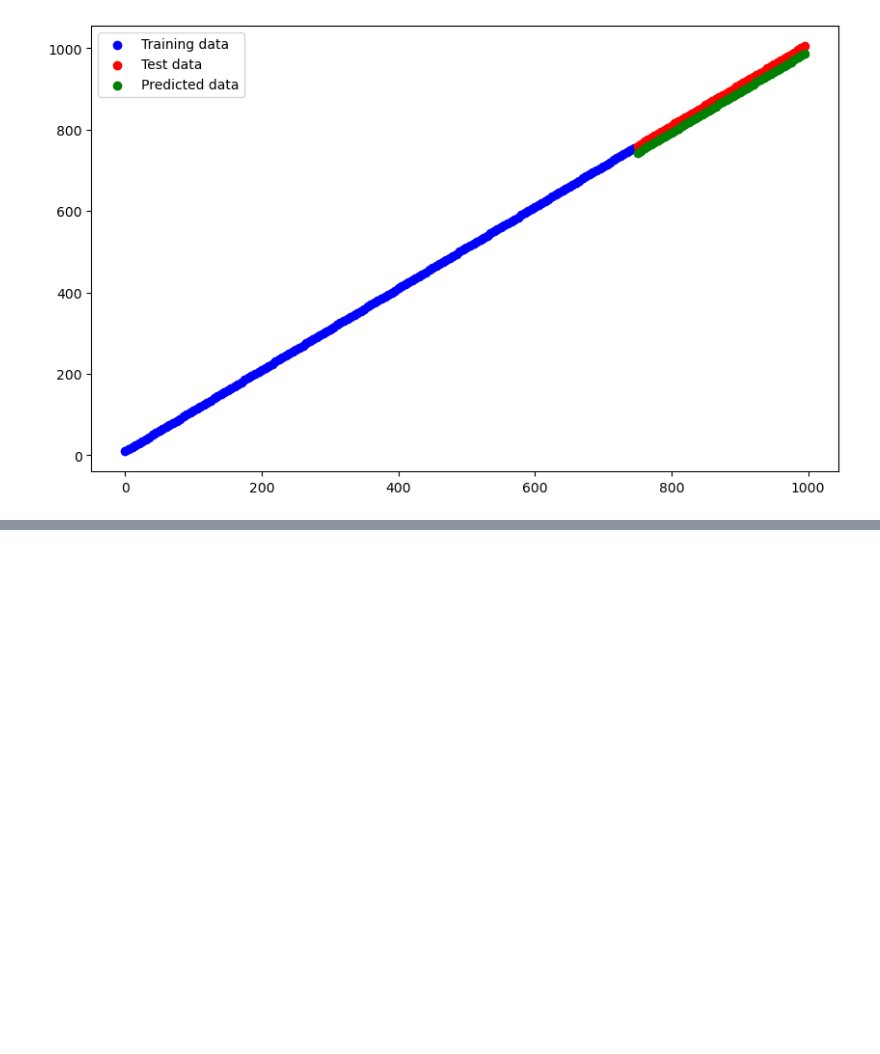
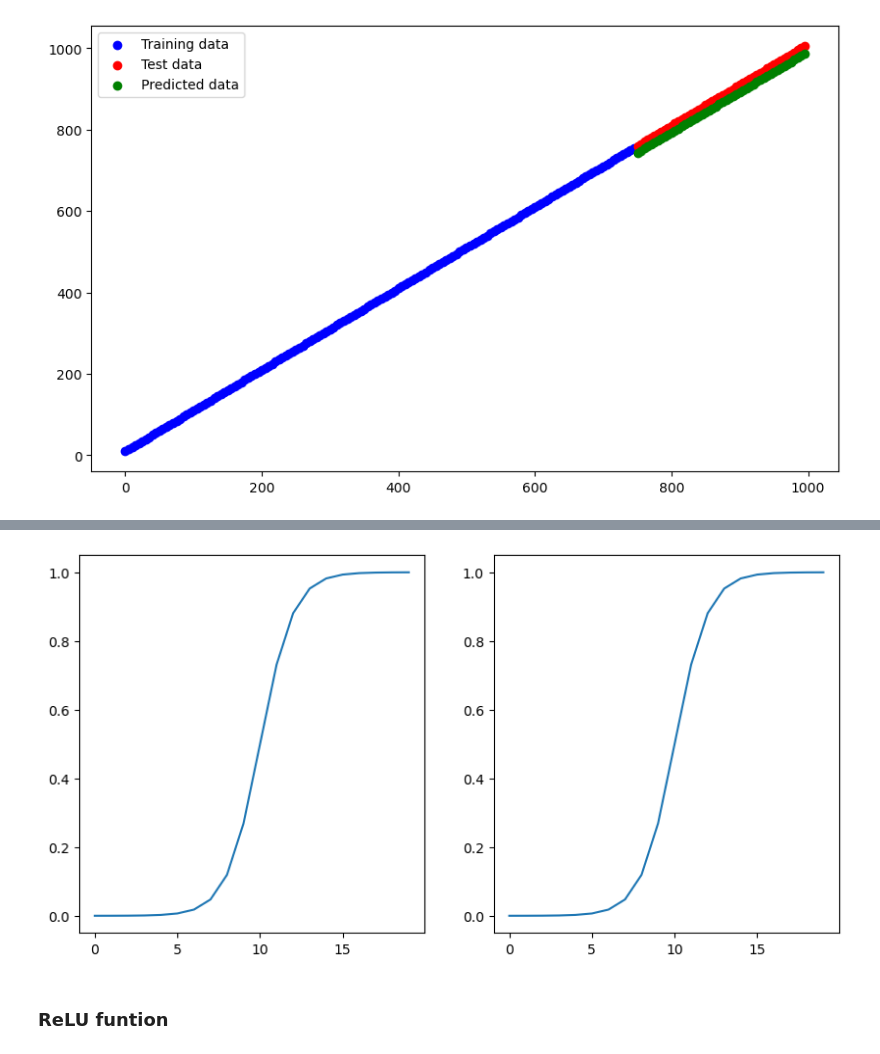
Before and after one commit to alchemistbg/udemy-tensorflow-developer-certificate-bootcamp, a Jupyter notebook: Section-04/Classification_with_tensorflow.ipynb, the cells around one changed output, grey strips where cells are left out. Cells and saved outputs as stored; diff of their text form; code cells hidden in the pictures; blank space fills up the shorter version.

```diff
--- a/Section-04/Classification_with_tensorflow.ipynb
+++ b/Section-04/Classification_with_tensorflow.ipynb
@@ -442,0 +557,16 @@ Binary classification
+# %%
+A_sigmoid_math = [sigmoid_math(x) for x in A]
+# %%
+def sigmoid_tf(x):
+    return 1 / (1 + tf.exp(-x))
+# %%
+#sigmoid_tf(A) # gives the same result as the code below
+A_sigmoid_tf = [sigmoid_tf(x).numpy() for x in A]
+# %%
+fig, ax = plt.subplots(nrows = 1, ncols = 2, figsize = (10, 5))
+ax[0].plot(A_sigmoid_math)
+ax[1].plot(A_sigmoid_tf);
+# %% [output]
+[figure, added]
+# %% [markdown]
+### **ReLU funtion**
```
Also changed, not shown: parts of 35 cells of this notebook.
